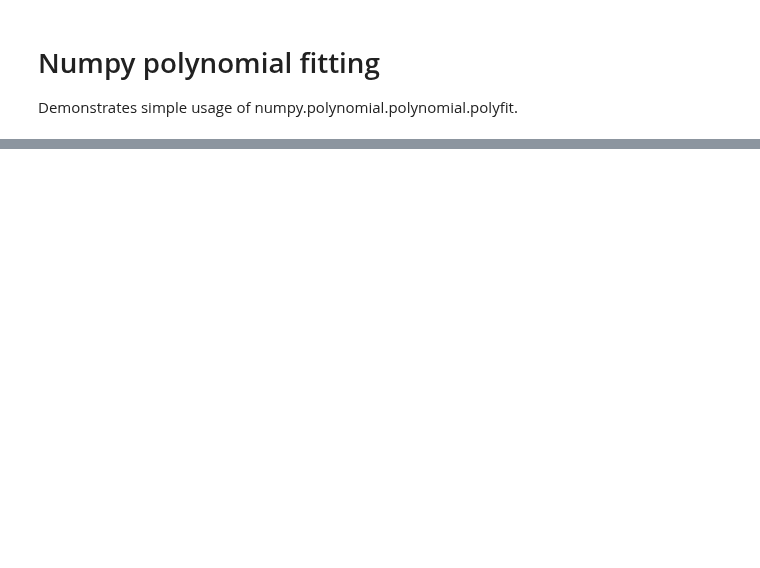
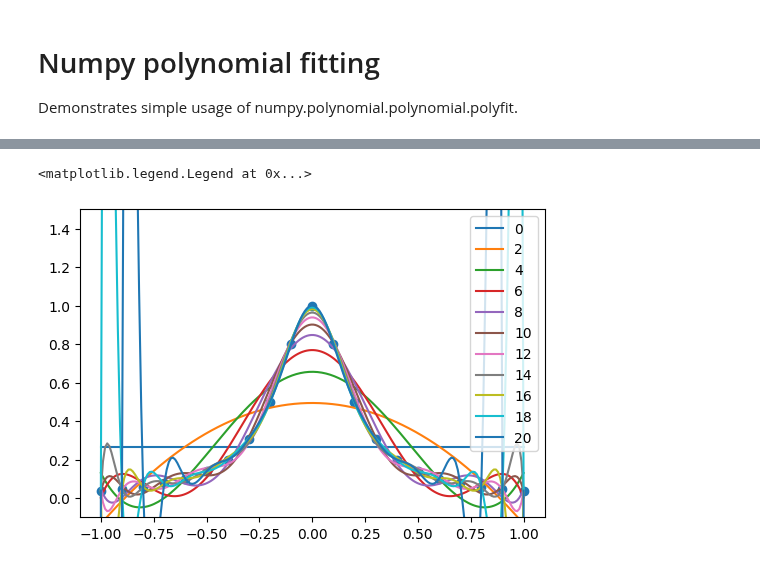
Before and after one commit to ubsuny/CompPhys, a Jupyter notebook: DataAnalysis/Fitting/polyfit.ipynb, the cells around one changed output, grey strips where cells are left out. Cells and saved outputs as stored; diff of their text form; code cells hidden in the pictures; blank space fills up the shorter version.

```diff
--- a/DataAnalysis/Fitting/polyfit.ipynb
+++ b/DataAnalysis/Fitting/polyfit.ipynb
@@ -62,0 +72,16 @@ ax_pull.stairs(pull_hist[0], bins)
+# %%
+# Polynomials of different orders
+fig, ax = plt.subplots(1, 1, figsize=(6, 4))
+ax.scatter(x, y)
+poly_coeffs = {}
+fit_x = np.linspace(-1.0, 1.0, 200)
+fit_y = {}
+for order in range(0, 21, 2):
+    poly_coeffs = poly.polynomial.polyfit(x, y, order)
+    fit_y[order] = poly.polynomial.polyval(fit_x, poly_coeffs)
+    ax.plot(fit_x, fit_y[order], label=order)
+ax.set_ylim([-0.1, 1.5])
+ax.legend()
+# %% [output]
+<matplotlib.legend.Legend at 0x...>
+[figure, added]
```
Also changed, not shown: parts of 6 cells of this notebook, 4 other files.
